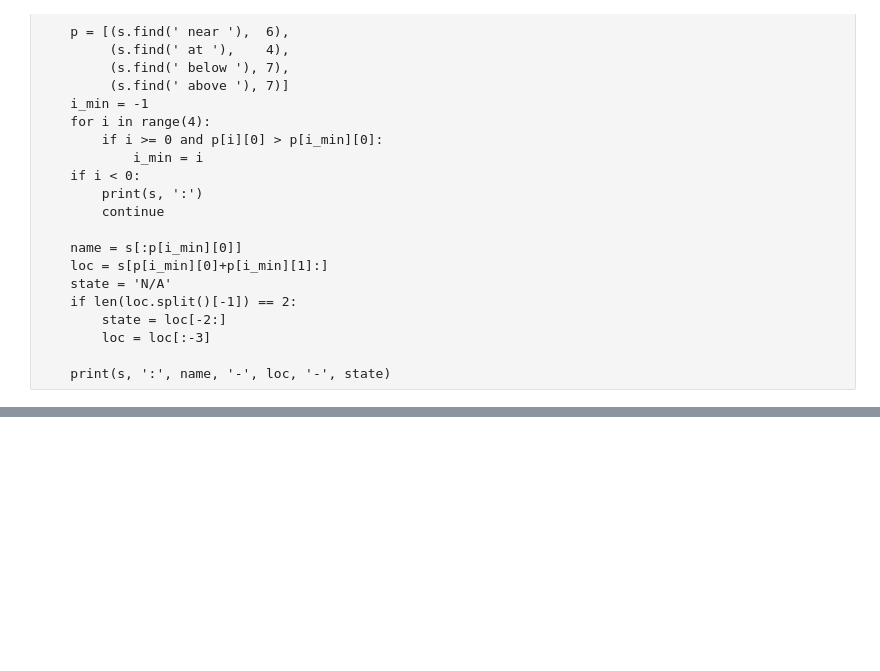
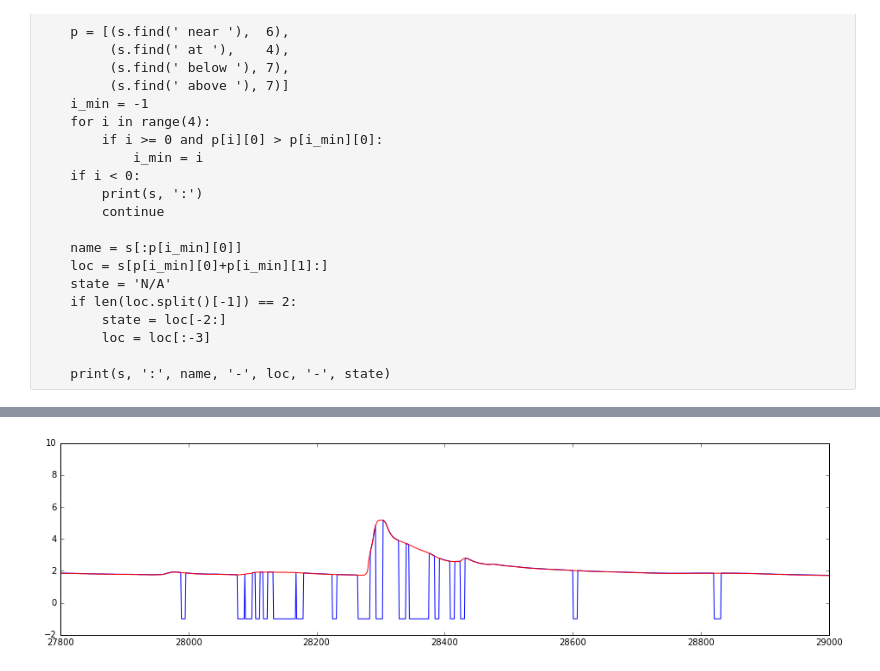
Before and after one commit to codeminders/water-data, a Jupyter notebook: preproc.ipynb, the cells around one changed output, grey strips where cells are left out. Cells and saved outputs as stored; diff of their text form; code cells hidden in the pictures; blank space fills up the shorter version.

```diff
--- a/preproc.ipynb
+++ b/preproc.ipynb
@@ -86,6 +86,13 @@ def align_measurements(t_meas, y_meas, t_corr, y_corr):
 
 def mark_anomaly(y_m, y_c, anomaly_thresh):
     return np.logical_or(y_c < 0, np.abs(y_c - y_m) > anomaly_thresh)
+# %%
+to_shift = {
+    14137000 : -687,
+    7377500  : +2,
+    8186500  : +2,
+    11456000 : +2
+}
 # %%
 sites = db['cites']
 measured = db['measured']
@@ -142,5 +102,0 @@ for si in range(cursor.count()):
-# %%
-z = [t[0] for t in impurity]
-w = [t[1] for t in impurity]
-
-sorted(impurity)[-28]
@@ -175,0 +131,67 @@ print(si)
+# %%
+si = 3144000 # sorted(impurity)[-67]
+
+def get_data(db, site_id):
+    data_m = db['measured'].find_one({'site_no': site_id})
+    data_c = db['corrected'].find_one({'site_no': site_id})
+
+    if data_m is None or data_c is None:
+        raise Exception("Site not found")
+
+    Tm = np.array(data_m['utc'], dtype=np.int32)
+    Zm = np.array(data_m['gh'],  dtype=np.float32)
+
+    Tc = np.array(data_c['utc'], dtype=np.int32)
+    Zc = np.array(data_c['gh'],  dtype=np.float32)
+
+    if site_id in to_shift:
+        Zm += to_shift[site_id]
+        Zc += to_shift[site_id]
+
+    #Ym, Yc = align_measurements(Tm, Zm, Tc, Zc)
+
+    return Tm, Zm, Tc, Zc
+
+
+def fix_sampling_rate(y, d, interpolation='const'):
+    z = y.copy()
+    k = 0
+    flag = False
+    for i in range(1, z.size):
+        if z[i] <= 0 and z[i-1] > 0:
+            flag = True
+        if z[i] > 0 and z[i-1] > 0:
+            flag = False
+        if z[i] <= 0 and z[i-1] <= 0 and flag:
+            k += 1
+        if z[i] > 0 and z[i-1] <= 0 and flag:
+            if k <= d-1:
+                if interpolation == 'const':
+                    z[i-k-1:i] = z[i-k-2]
+                elif interpolation == 'linear':
+                    z[i-k-1:i] = z[i-k-2] + (z[i] - z[i-k-2])*np.linspace(0,1,k+3)[1:-1]
+            else:
+                flag = False
+            k = 0
+    return z
+
+
+Tm, Zm, Tc, Zc = get_data(db, si)
+
+abs_thresh = np.median(Zm) + 15*np.subtract(*np.percentile(Zm, [90, 10]))
+Zm[Zm <= 0] = -1
+Zm[Zm > abs_thresh] = -1
+
+Ym, Yc = align_measurements(Tm, Zm, Tc, Zc)
+
+Ym = fix_sampling_rate(Ym, 4, interpolation = 'linear')
+Yc = fix_sampling_rate(Yc, 4, interpolation = 'linear')
+
+plt.figure(figsize = (16,4))
+plt.plot(Ym, 'b-')
+plt.plot(Yc, 'r-')
+#plt.ylim(1,3)
+plt.xlim(27800,29000)
+
+print(si)
+# %% [output]
@@ -175,0 +199 @@ print(si)
+[figure, added]
```
Also changed, not shown: parts of 7 cells of this notebook.
